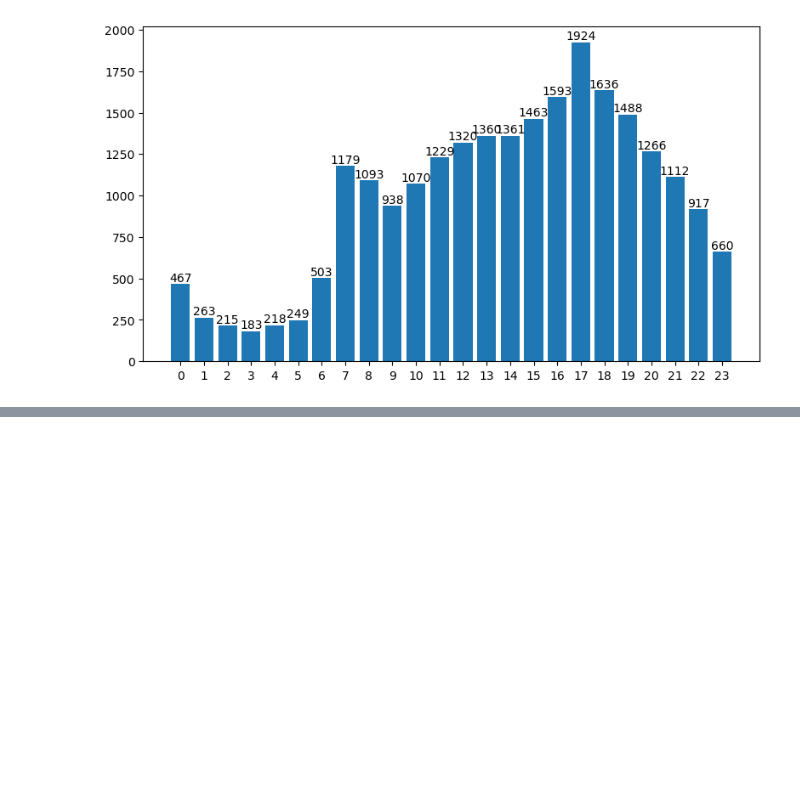
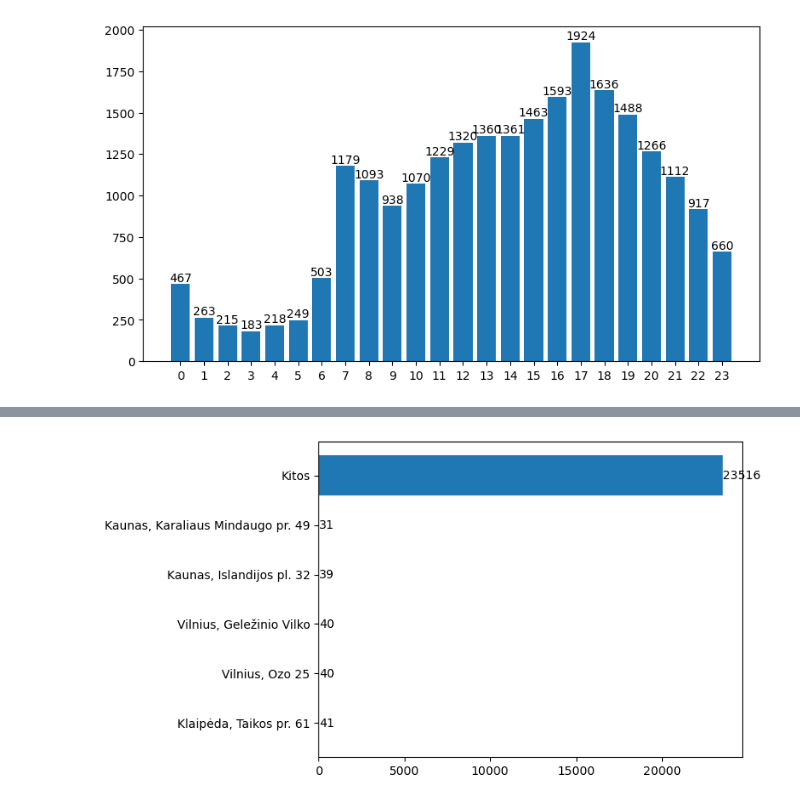
Before and after one commit to ISeeBugsEverywhere/DataScienceNotebooks, a Jupyter notebook: Notebooks/25paskaita.ipynb, the cells around one changed output, grey strips where cells are left out. Drawn from its saved outputs; the diff is of its cells as text; code cells hidden in the pictures; blank space fills up the shorter version.

```diff
--- a/Notebooks/25paskaita.ipynb
+++ b/Notebooks/25paskaita.ipynb
@@ -176,0 +199,6 @@ plt.show()
+# %%
+p = plt.barh(v,c)
+plt.bar_label(p)
+plt.show()
+# %% [output]
+[figure, added]
```
Also changed, not shown: parts of 3 cells of this notebook, 1 other file.
